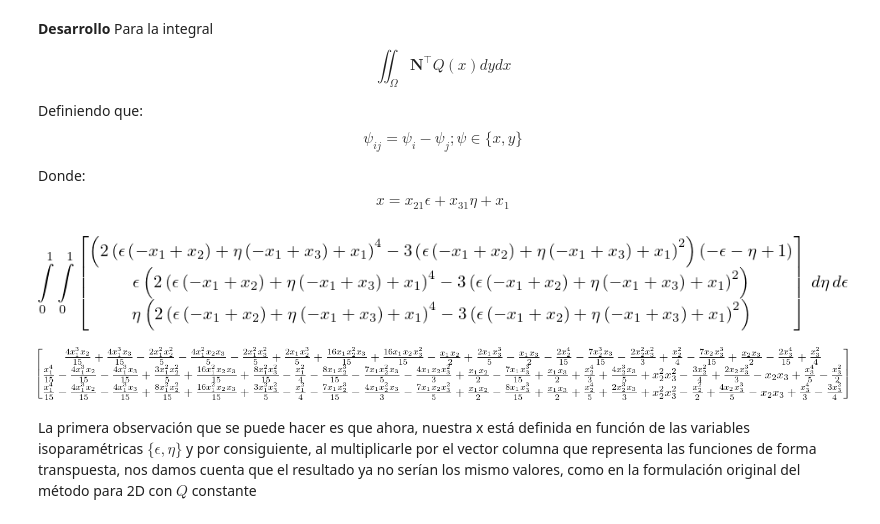
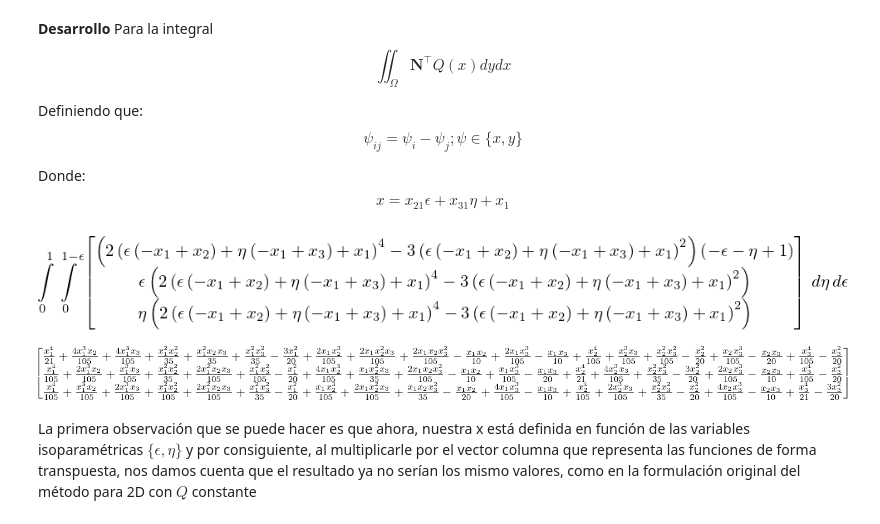
Before and after one commit to kevinv519/guia-fem2d, a Jupyter notebook: ejercicio1.ipynb, the cells around one changed output. Drawn from its saved outputs; the diff is of its cells as text; code cells hidden in the pictures.

```diff
--- a/ejercicio1.ipynb
+++ b/ejercicio1.ipynb
@@ -28,13 +28,14 @@ nt = Matrix([1-eps-eta, eps, eta])
 
 q = (2*x**4 - 3*x**2)
 # %%
-b1 = Integral(Integral(nt*q, [eta, 0, 1]), [eps, 0, 1])
+b1 = Integral(Integral(nt*q, [eta, 0, 1-eps]), [eps, 0, 1])
 b1
 # %% [output]
-[figure, old version]
+[figure, new version]
 # %%
-integrate(integrate(nt*q, [eta, 0, 1]), [eps, 0, 1])
+e = integrate(integrate(nt*q, [eta, 0, 1-eps]), [eps, 0, 1])
+e
 # %% [output]
-[figure, old version]
+[figure, new version]
 # %% [markdown]
 La primera observación que se puede hacer es que ahora, nuestra x está definida en función de las variables isoparamétricas $\{\epsilon, \eta\}$ y por consiguiente, al multiplicarle por el vector columna que representa las funciones de forma transpuesta, nos damos cuenta que el resultado ya no serían los mismo valores, como en la formulación original del método para 2D con $Q$ constante
```
Also changed, not shown: 2 other files.
